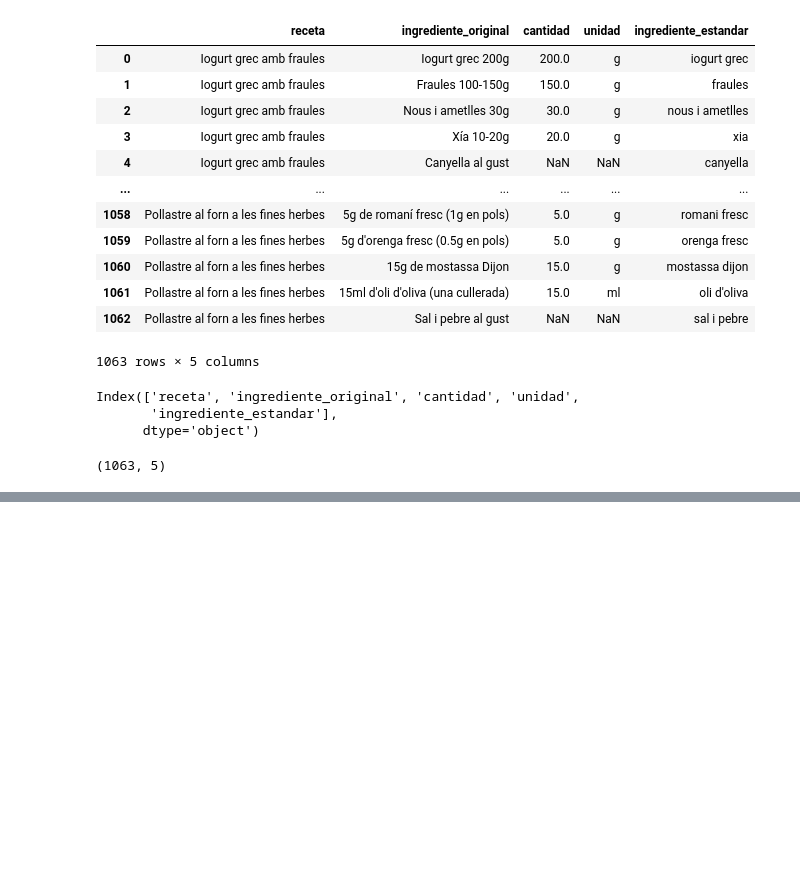
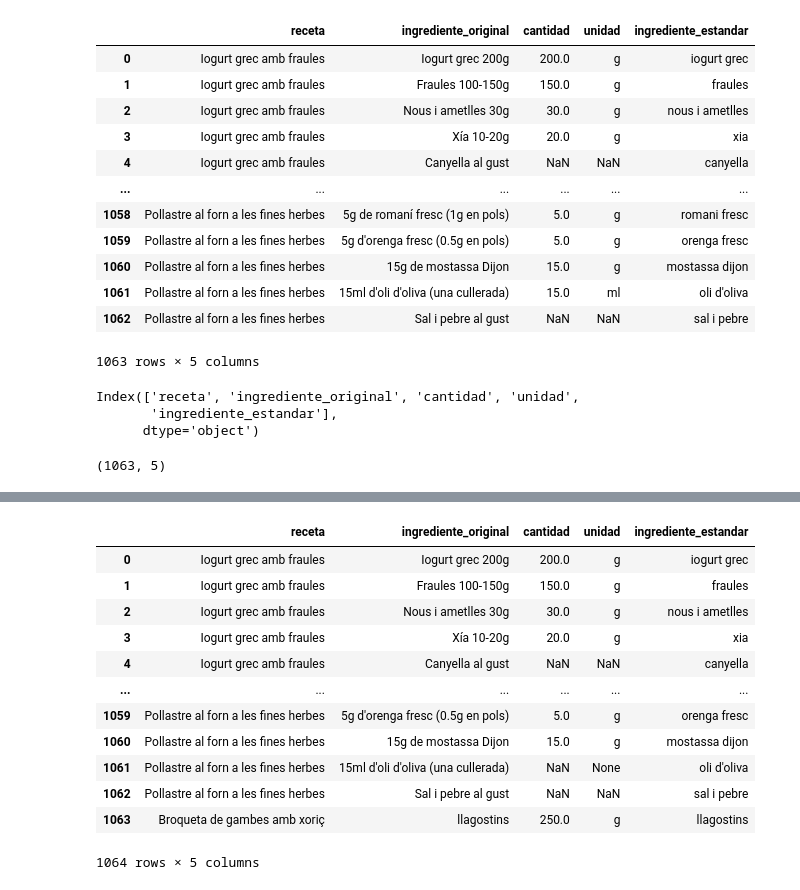
Before and after one commit to TonioDominguez/nutri_test, a Jupyter notebook: estandarizacion_en_detalle.ipynb, the cells around one changed output, grey strips where cells are left out. Drawn from its saved outputs; the diff is of its cells as text; code cells hidden in the pictures; blank space fills up the shorter version.

```diff
--- a/estandarizacion_en_detalle.ipynb
+++ b/estandarizacion_en_detalle.ipynb
@@ -93,0 +109,16 @@ df.loc[[798, 822], 'ingrediente_estandar'] = 'alls'
+# %%
+df
+# %% [output]
+|  | receta | ingrediente_original | cantidad | unidad | ingrediente_estandar |
+| 0 | Iogurt grec amb fraules | Iogurt grec 200g | 200.0 | g | iogurt grec |
+| 1 | Iogurt grec amb fraules | Fraules 100-150g | 150.0 | g | fraules |
+| 2 | Iogurt grec amb fraules | Nous i ametlles 30g | 30.0 | g | nous i ametlles |
+| 3 | Iogurt grec amb fraules | Xía 10-20g | 20.0 | g | xia |
+| 4 | Iogurt grec amb fraules | Canyella al gust | NaN | NaN | canyella |
+| ... | ... | ... | ... | ... | ... |
+| 1059 | Pollastre al forn a les fines herbes | 5g d'orenga fresc (0.5g en pols) | 5.0 | g | orenga fresc |
+| 1060 | Pollastre al forn a les fines herbes | 15g de mostassa Dijon | 15.0 | g | mostassa dijon |
+| 1061 | Pollastre al forn a les fines herbes | 15ml d'oli d'oliva (una cullerada) | NaN | None | oli d'oliva |
+| 1062 | Pollastre al forn a les fines herbes | Sal i pebre al gust | NaN | NaN | sal i pebre |
+| 1063 | Broqueta de gambes amb xoriç | llagostins | 250.0 | g | llagostins |
+1064 rows × 5 columns
```
Also changed, not shown: parts of 16 cells of this notebook, 1 other file.
